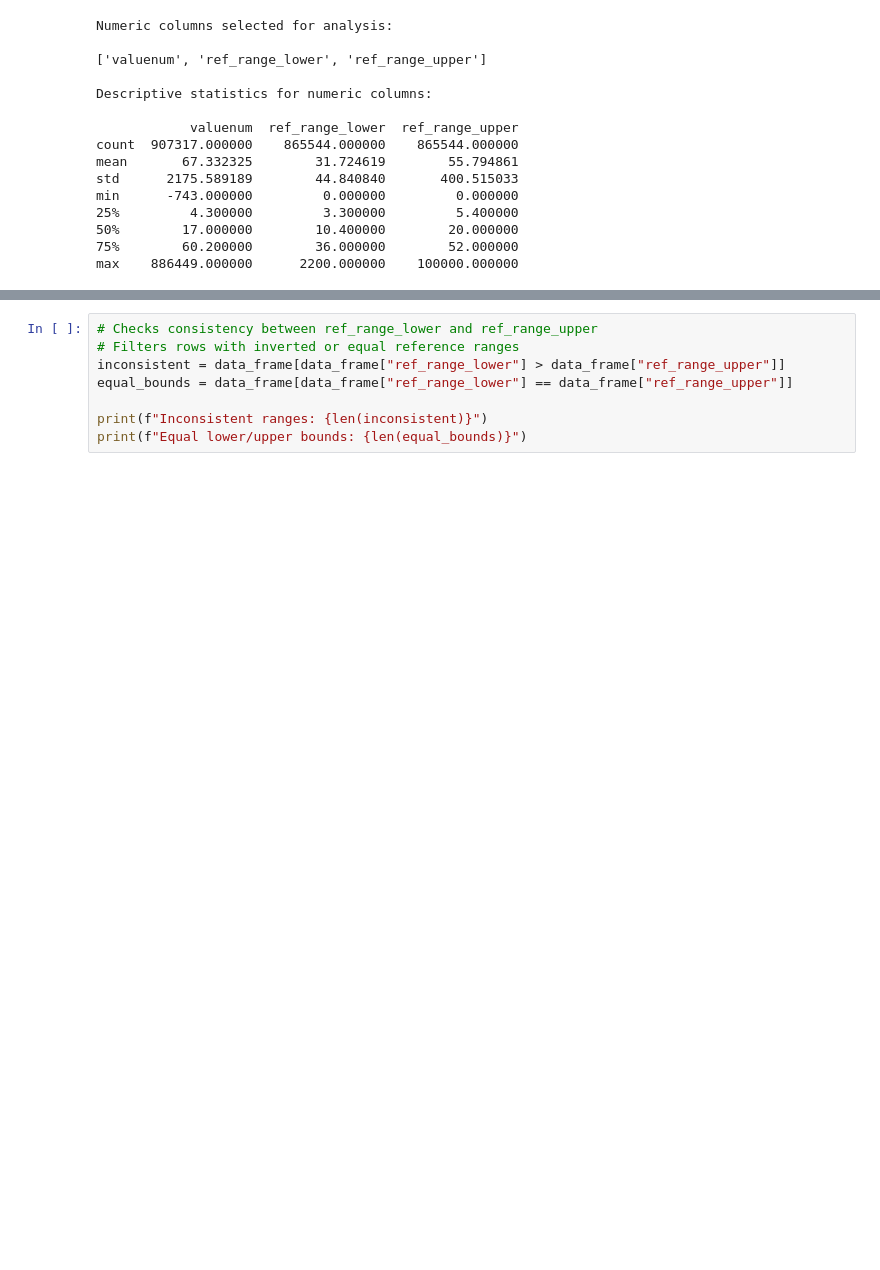
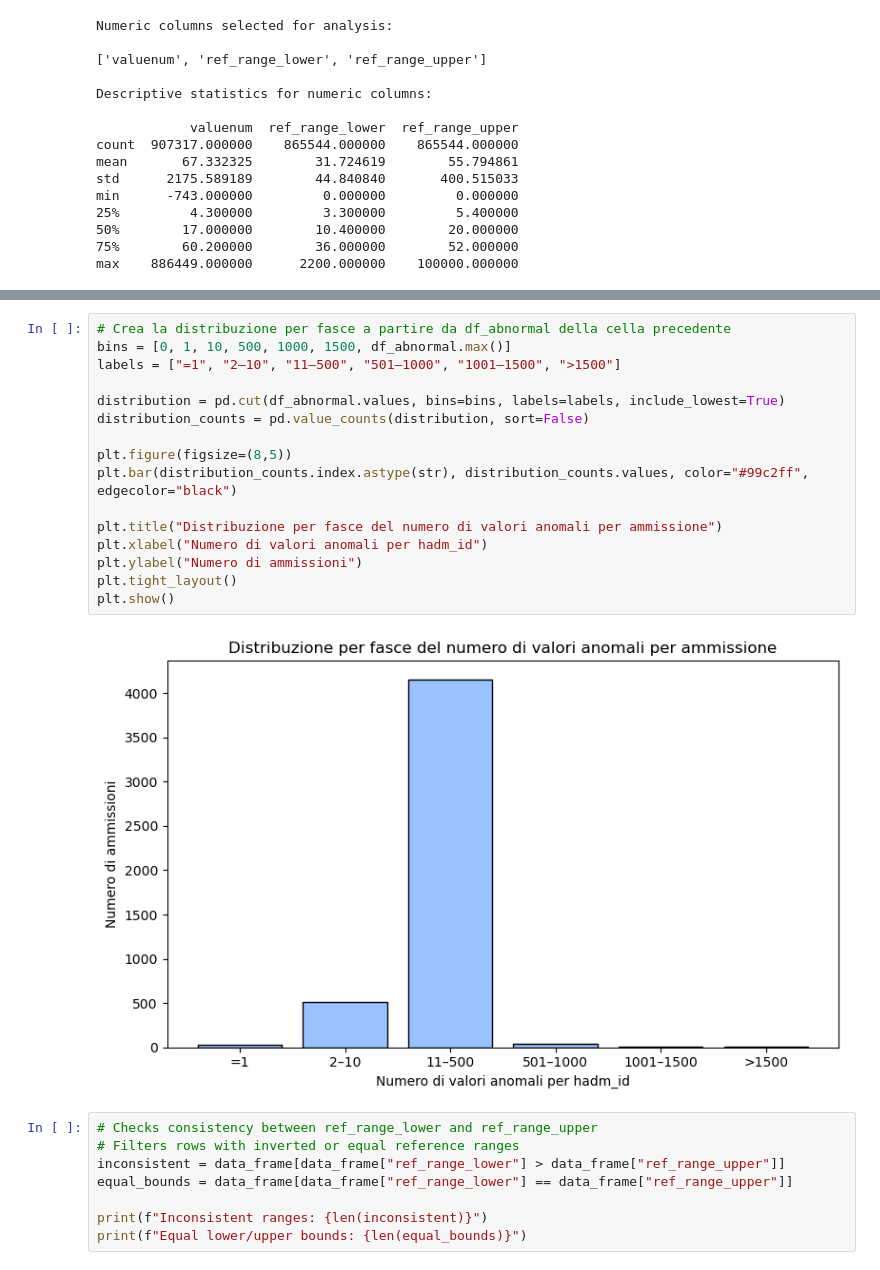
Before and after one commit to TommyTokk/DA4DH, a Jupyter notebook: notebooks/DataUnderstanding/data_understanding_2.ipynb, the cells around one changed output, grey strips where cells are left out. Cells and saved outputs as stored; diff of their text form; blank space fills up the shorter version.

```diff
--- a/notebooks/DataUnderstanding/data_understanding_2.ipynb
+++ b/notebooks/DataUnderstanding/data_understanding_2.ipynb
@@ -160,3 +290,21 @@ dtype: int64
+# %%
+# Crea la distribuzione per fasce a partire da df_abnormal della cella precedente
+bins = [0, 1, 10, 500, 1000, 1500, df_abnormal.max()]
+labels = ["=1", "2–10", "11–500", "501–1000", "1001–1500", ">1500"]
+
+distribution = pd.cut(df_abnormal.values, bins=bins, labels=labels, include_lowest=True)
+distribution_counts = pd.value_counts(distribution, sort=False)
+
+plt.figure(figsize=(8,5))
+plt.bar(distribution_counts.index.astype(str), distribution_counts.values, color="#99c2ff", edgecolor="black")
+
+plt.title("Distribuzione per fasce del numero di valori anomali per ammissione")
+plt.xlabel("Numero di valori anomali per hadm_id")
+plt.ylabel("Numero di ammissioni")
+plt.tight_layout()
+plt.show()
+# %% [output]
+[figure, added]
 # %%
 # Checks consistency between ref_range_lower and ref_range_upper
 # Filters rows with inverted or equal reference ranges
```
Also changed, not shown: parts of 10 cells of this notebook, 1 other file.
